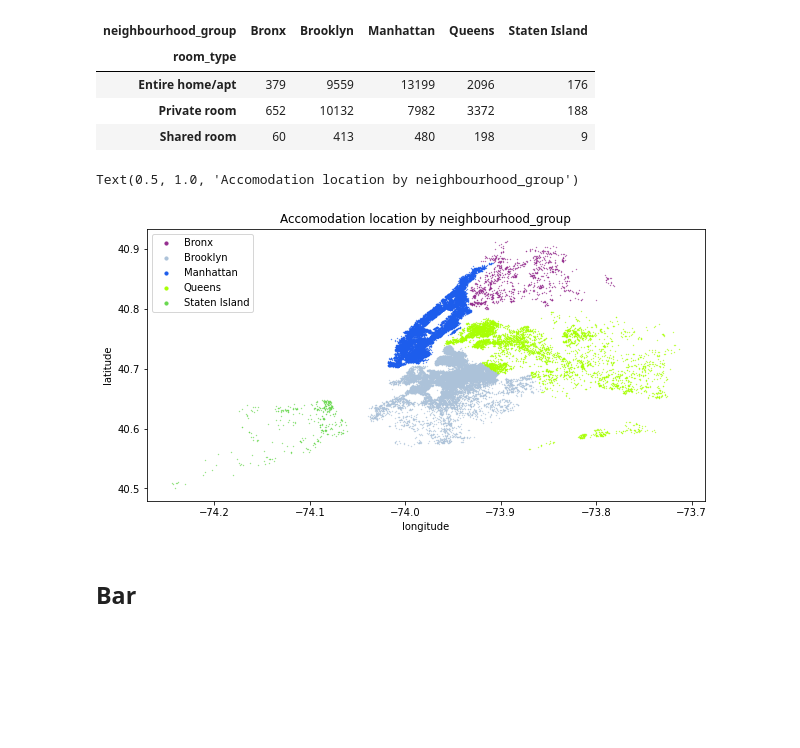
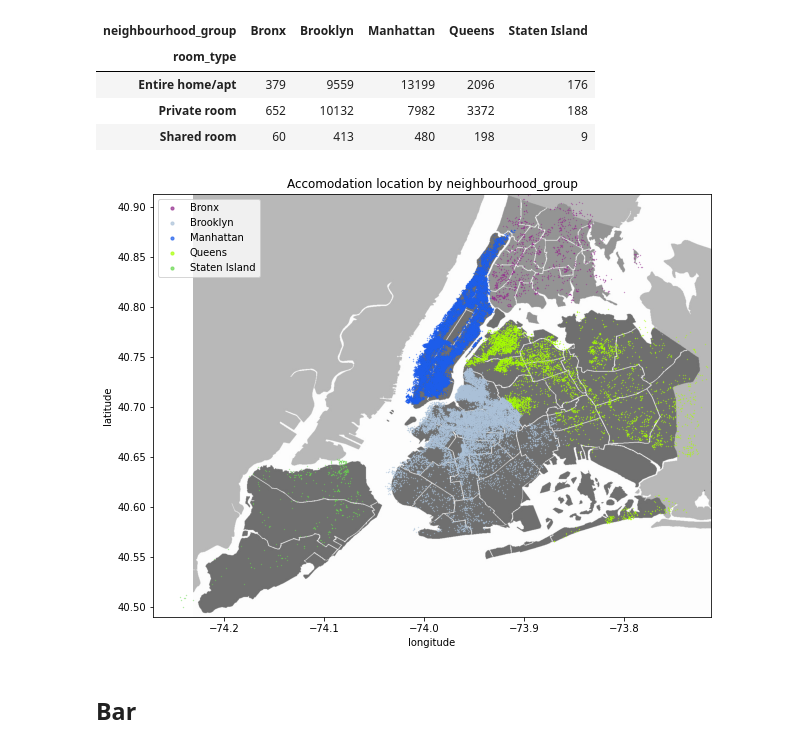
Before and after one commit to Pro100v/SkillBox-DataScience, a Jupyter notebook: Matplotlib/14-3 Разные типы графиков.ipynb, the cells around one changed output. Cells and saved outputs as stored; diff of their text form; code cells hidden in the pictures; blank space fills up the shorter version.

```diff
--- a/Matplotlib/14-3 Разные типы графиков.ipynb
+++ b/Matplotlib/14-3 Разные типы графиков.ipynb
@@ -85,17 +87,35 @@ color_map = {
     'Bronx': colors['xkcd:warm purple'],
 }
 # %%
-plt.figure(figsize=(10, 5))
-# plt.imread('./data/New_York_City_.png')
+plt.figure(figsize=(10, 10))
+# with cbook.get_sample_data('ada.png') as im_file:
+#     im = plt.imread(im_file)
+im = plt.imread('./data/datasets_268833_611395_New_York_City_.png', 0)
+# extent = (
+#     math.floor(min(df['longitude'])) + 0.65,
+#     math.ceil(max(df['longitude'])) - 0.65,
+#     math.floor(min(df['latitude'])) + 0.1,
+#     math.ceil(max(df['latitude'])) - 0.1
+# )
+
+extent = (
+    min(df['longitude']) + 0.013,
+    max(df['longitude']),
+    min(df['latitude']) - 0.01,
+    max(df['latitude'])
+)
+
+plt.imshow(im, origin='upper', extent=extent)
+
 for name, group in df.groupby(['neighbourhood_group']):
-    plt.scatter(group['longitude'], group['latitude'], s=0.1, c=color_map[name], label=name)
+    plt.scatter(group['longitude'], group['latitude'], s=0.1, c=color_map[name], label=name, alpha=0.7)
 plt.xlabel('longitude')
 plt.ylabel('latitude')
 plt.legend(markerscale=10)
 plt.title('Accomodation location by neighbourhood_group')
+plt.show()
 # %% [output]
-Text(0.5, 1.0, 'Accomodation location by neighbourhood_group')
-[figure, old version]
+[figure, new version]
 # %% [markdown]
 ## Bar
 # %%
```
Also changed, not shown: parts of 1 cell of this notebook, 1 other file.
